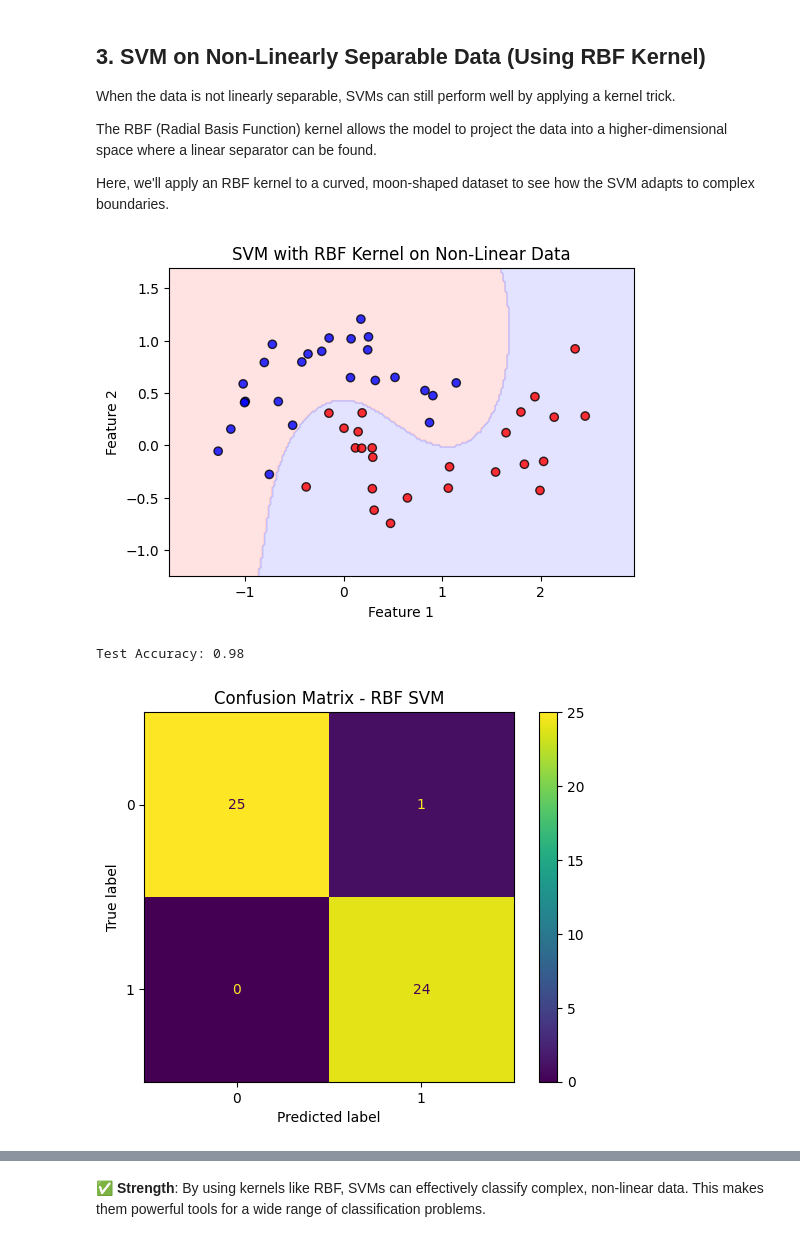
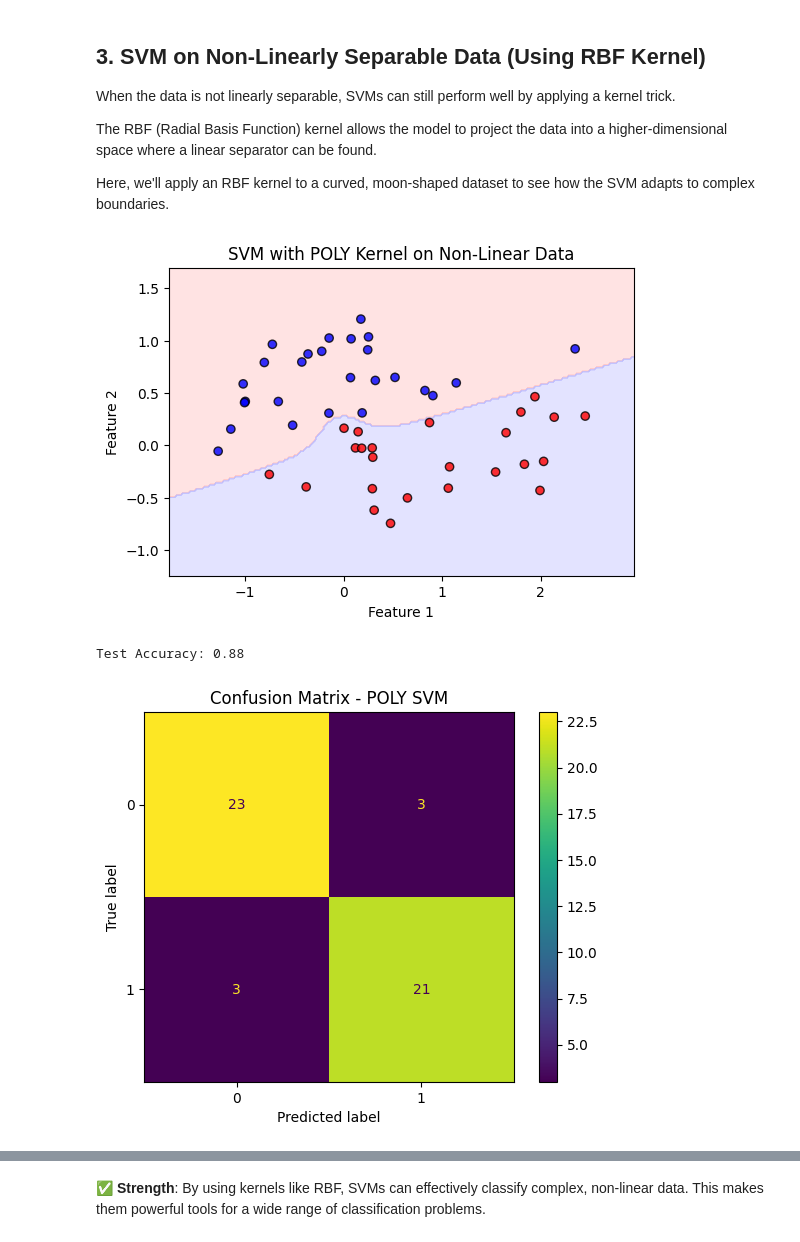
Before and after one commit to PotapenkoOleg/ai-notebooks, a Jupyter notebook: ai_notebooks/scikit_learn/course/Supevised Learning/Support Vector Machines/SVM Strengths and Weaknesses.ipynb, the cells around one changed output, grey strips where cells are left out. Saved outputs shown, nothing was run; the diff lists cells and outputs as text; code cells hidden in the pictures.

Commit message:
SVM POLY Kernel

```diff
--- a/ai_notebooks/scikit_learn/course/Supevised Learning/Support Vector Machines/SVM Strengths and Weaknesses.ipynb
+++ b/ai_notebooks/scikit_learn/course/Supevised Learning/Support Vector Machines/SVM Strengths and Weaknesses.ipynb
@@ -94,25 +94,25 @@ Here, we'll apply an RBF kernel to a curved, moon-shaped dataset to see how the
 # %%
 # Generate nonlinear data
 X_nl, y_nl = make_moons(n_samples=200, noise=0.2, random_state=2)
 X_train_nl, X_test_nl, y_train_nl, y_test_nl = train_test_split(X_nl, y_nl, test_size=0.25, random_state=0)
 
 # Train SVM with RBF kernel
-svc_rbf = SVC(kernel='rbf', gamma='scale')
+svc_rbf = SVC(kernel='poly', degree=3)
 svc_rbf.fit(X_train_nl, y_train_nl)
 y_pred_nl = svc_rbf.predict(X_test_nl)
 
 # Plot decision boundary using plot_decision_boundary
 fig, ax = plt.subplots(figsize=(6, 4))
-plot_decision_boundary(svc_rbf, X_test_nl, y_pred_nl, ax, "SVM with RBF Kernel on Non-Linear Data")
+plot_decision_boundary(svc_rbf, X_test_nl, y_pred_nl, ax, "SVM with POLY Kernel on Non-Linear Data")
 plt.show()
 
 # Print accuracy and confusion matrix
 print("Test Accuracy:", accuracy_score(y_test_nl, y_pred_nl))
 
 ConfusionMatrixDisplay.from_estimator(svc_rbf, X_test_nl, y_test_nl)
-plt.title("Confusion Matrix - RBF SVM")
+plt.title("Confusion Matrix - POLY SVM")
 plt.show()
 # %% [output]
-[figure, old version]
+[figure, new version]
-Test Accuracy: 0.98
+Test Accuracy: 0.88
-[figure, old version]
+[figure, new version]
```
Also changed, not shown: parts of 1 cell of this notebook.
